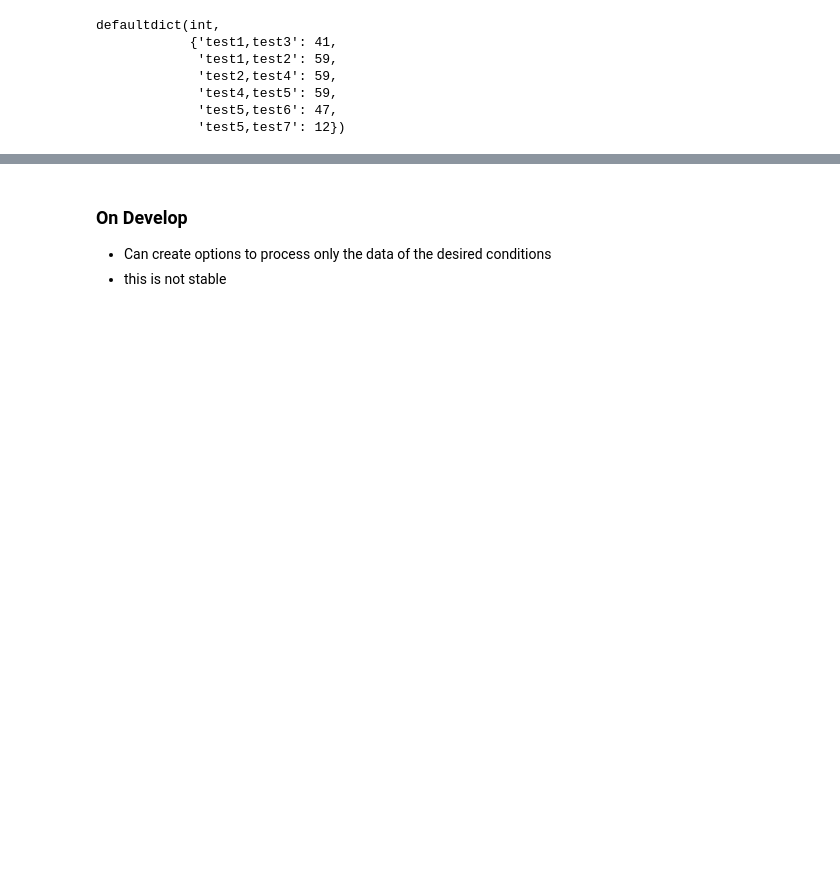
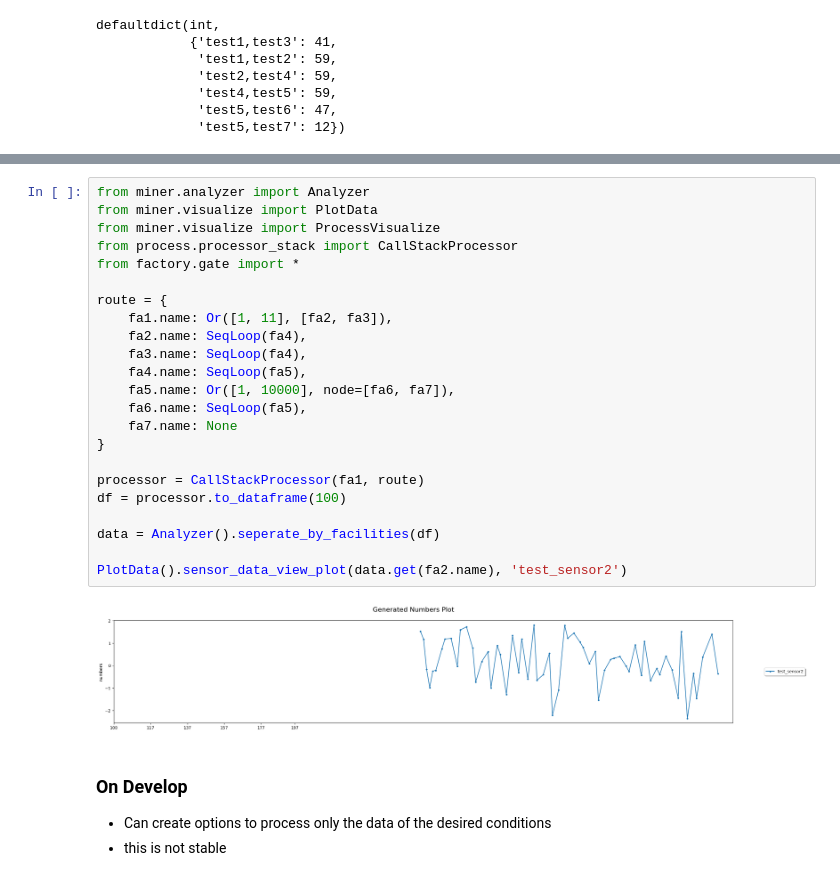
Before and after one commit to HyoungSooo/smart-factory-faker, a Jupyter notebook: tutorial.ipynb, the cells around one changed output, grey strips where cells are left out. Saved outputs shown, nothing was run; the diff lists cells and outputs as text; blank space fills up the shorter version.

```diff
--- a/tutorial.ipynb
+++ b/tutorial.ipynb
@@ -392,3 +397,28 @@ defaultdict(int,
+# %%
+from miner.analyzer import Analyzer
+from miner.visualize import PlotData
+from miner.visualize import ProcessVisualize
+from process.processor_stack import CallStackProcessor
+from factory.gate import *
+
+route = {
+    fa1.name: Or([1, 11], [fa2, fa3]),
+    fa2.name: SeqLoop(fa4),
+    fa3.name: SeqLoop(fa4),
+    fa4.name: SeqLoop(fa5),
+    fa5.name: Or([1, 10000], node=[fa6, fa7]),
+    fa6.name: SeqLoop(fa5),
+    fa7.name: None
+}
+
+processor = CallStackProcessor(fa1, route)
+df = processor.to_dataframe(100)
+
+data = Analyzer().seperate_by_facilities(df)
+
+PlotData().sensor_data_view_plot(data.get(fa2.name), 'test_sensor2')
+# %% [output]
+[figure, added]
 # %% [markdown]
 ### On Develop
 
```
Also changed, not shown: parts of 5 cells of this notebook, 2 other files.
